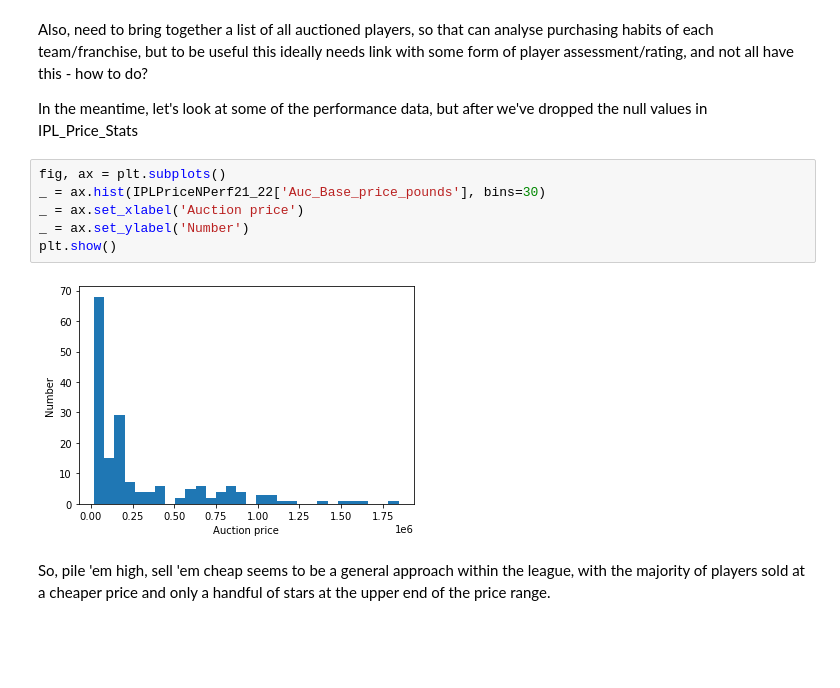
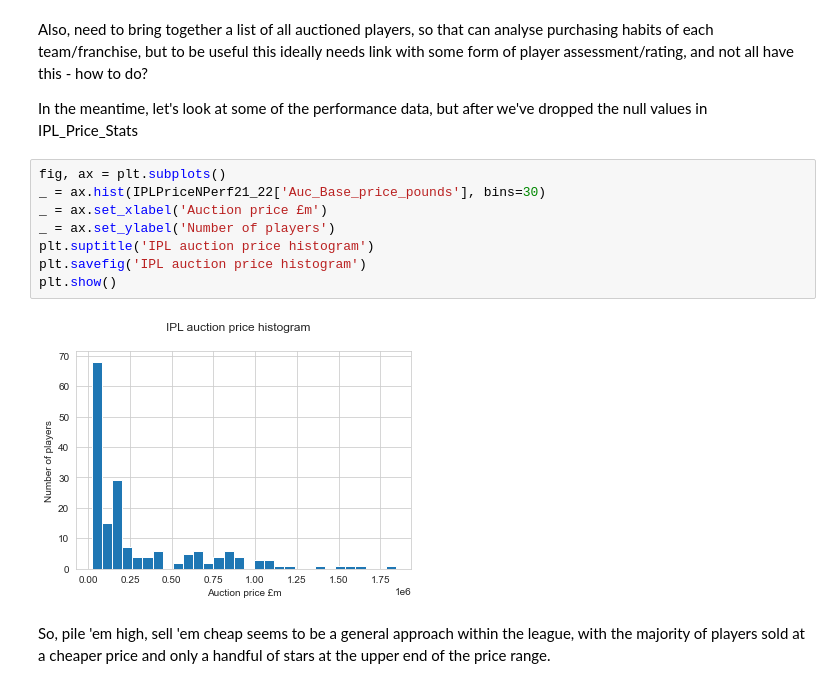
Before and after one commit to JonnyPearce/SpringboardCapstone2, a Jupyter notebook: Notebooks/Capstone2_CricketProject_ExploratoryDataAnalysis_JonnyPearce_Feb2023.ipynb, the cells around one changed output. Saved outputs shown, nothing was run; the diff lists cells and outputs as text; blank space fills up the shorter version.

```diff
--- a/Notebooks/Capstone2_CricketProject_ExploratoryDataAnalysis_JonnyPearce_Feb2023.ipynb
+++ b/Notebooks/Capstone2_CricketProject_ExploratoryDataAnalysis_JonnyPearce_Feb2023.ipynb
@@ -524,11 +524,13 @@ In the meantime, let's look at some of the performance data, but after we've dro
 # %%
 fig, ax = plt.subplots()
 _ = ax.hist(IPLPriceNPerf21_22['Auc_Base_price_pounds'], bins=30)
-_ = ax.set_xlabel('Auction price')
-_ = ax.set_ylabel('Number')
+_ = ax.set_xlabel('Auction price £m')
+_ = ax.set_ylabel('Number of players')
+plt.suptitle('IPL auction price histogram')
+plt.savefig('IPL auction price histogram')
 plt.show()
 # %% [output]
-[figure, old version]
+[figure, new version]
 # %% [markdown]
 So, pile 'em high, sell 'em cheap seems to be a general approach within the league, with the majority of players sold at a cheaper price and only a handful of stars at the upper end of the price range.
 # %%
```
Also changed, not shown: parts of 19 cells of this notebook.
